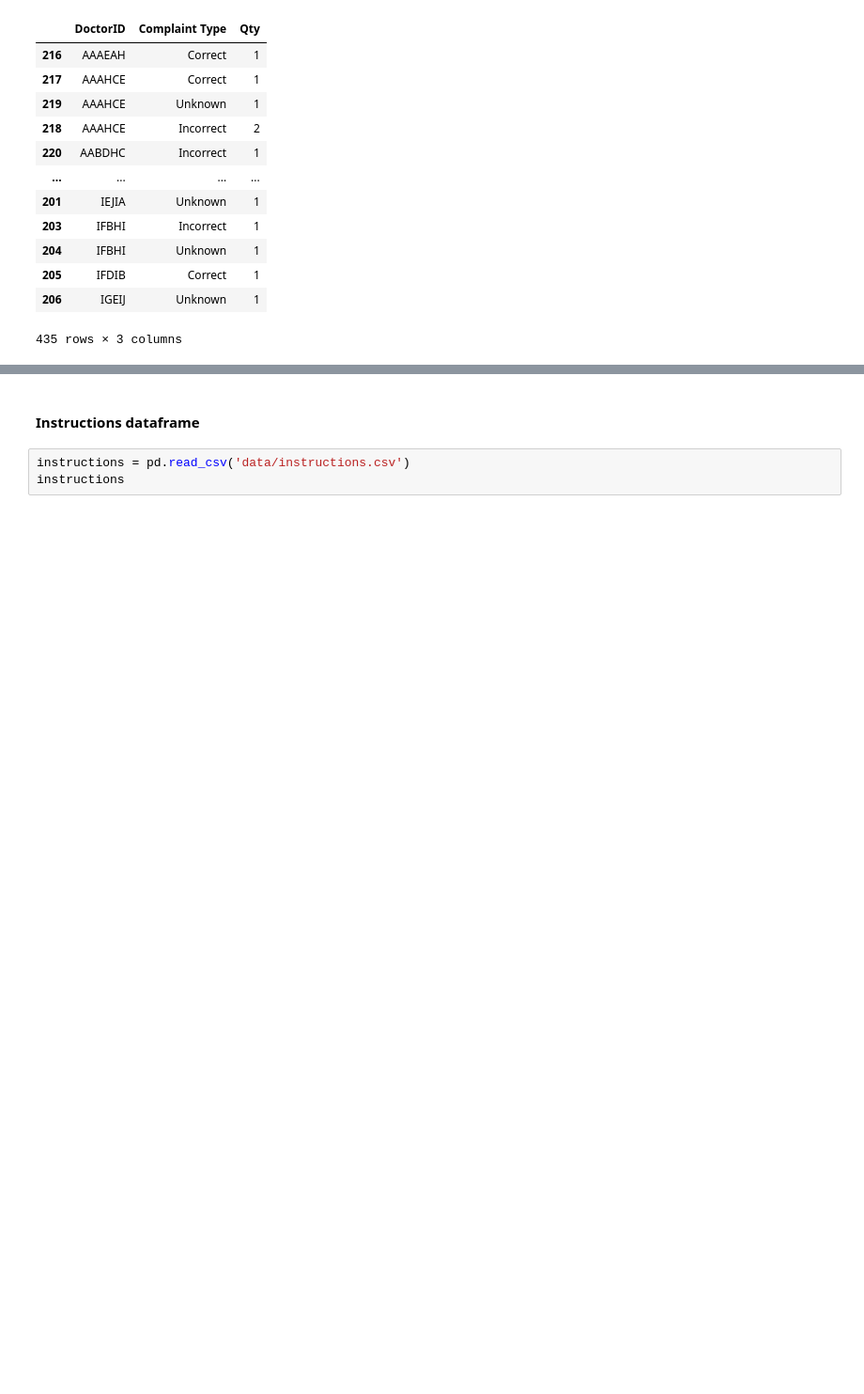
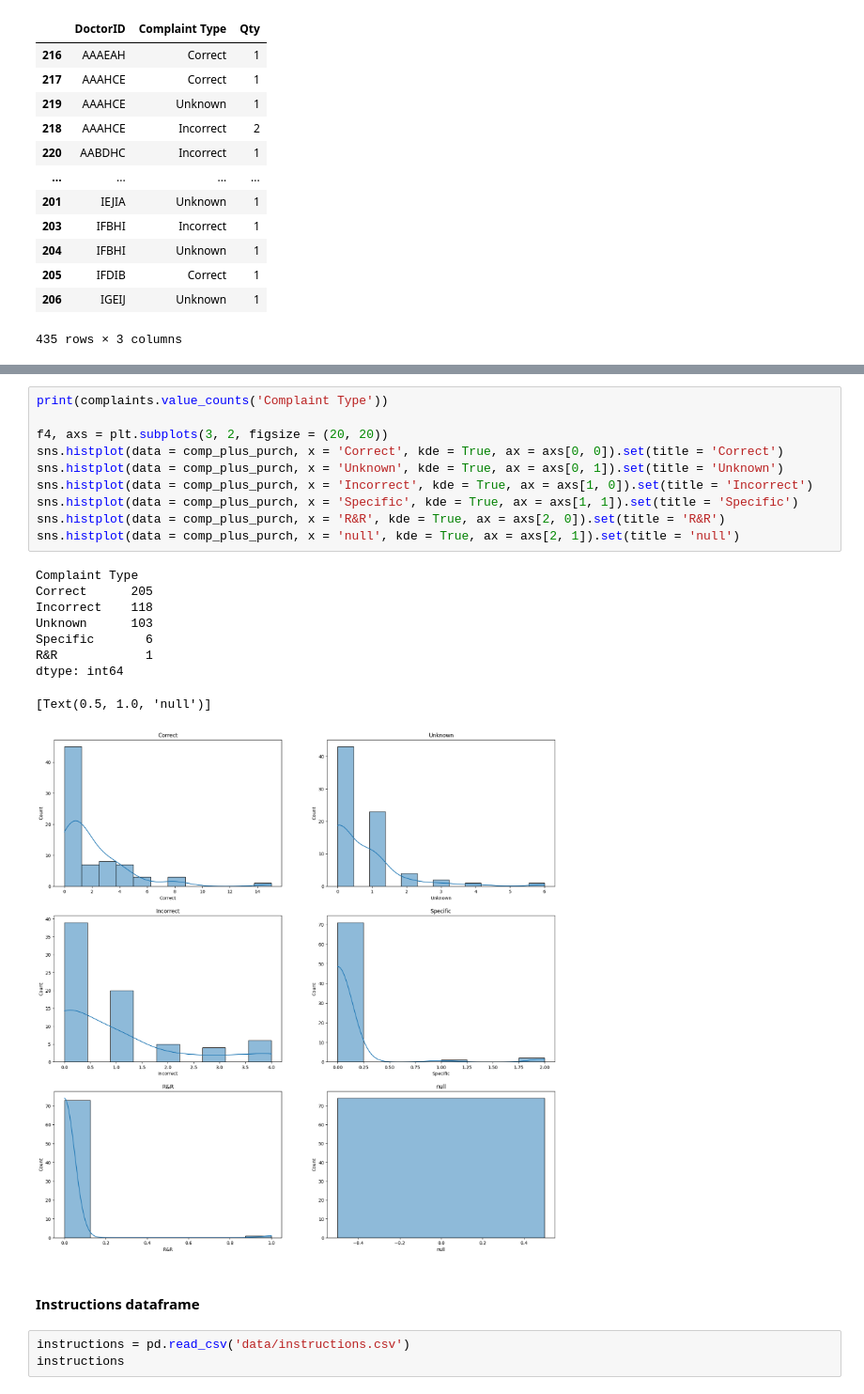
Before and after one commit to KBrandt57/COGS_118B_Project, a Jupyter notebook: project_notebook.ipynb, the cells around one changed output, grey strips where cells are left out. Shown at 94% size. Cells and saved outputs as stored; diff of their text form; blank space fills up the shorter version.

```diff
--- a/project_notebook.ipynb
+++ b/project_notebook.ipynb
@@ -444,3 +609,23 @@ sns.histplot(data = comp_plus_purch, x = 'Purchases', kde = True, ax = axs[1])
+# %%
+print(complaints.value_counts('Complaint Type'))
+
+f4, axs = plt.subplots(3, 2, figsize = (20, 20))
+sns.histplot(data = comp_plus_purch, x = 'Correct', kde = True, ax = axs[0, 0]).set(title = 'Correct')
+sns.histplot(data = comp_plus_purch, x = 'Unknown', kde = True, ax = axs[0, 1]).set(title = 'Unknown')
+sns.histplot(data = comp_plus_purch, x = 'Incorrect', kde = True, ax = axs[1, 0]).set(title = 'Incorrect')
+sns.histplot(data = comp_plus_purch, x = 'Specific', kde = True, ax = axs[1, 1]).set(title = 'Specific')
+sns.histplot(data = comp_plus_purch, x = 'R&R', kde = True, ax = axs[2, 0]).set(title = 'R&R')
+sns.histplot(data = comp_plus_purch, x = 'null', kde = True, ax = axs[2, 1]).set(title = 'null')
+# %% [output]
+Complaint Type
+Correct      205
+Incorrect    118
+Unknown      103
+Specific       6
+R&R            1
+dtype: int64
+[Text(0.5, 1.0, 'null')]
+[figure, added]
 # %% [markdown]
 #### Instructions dataframe
 # %%
```
Also changed, not shown: parts of 24 cells of this notebook.
